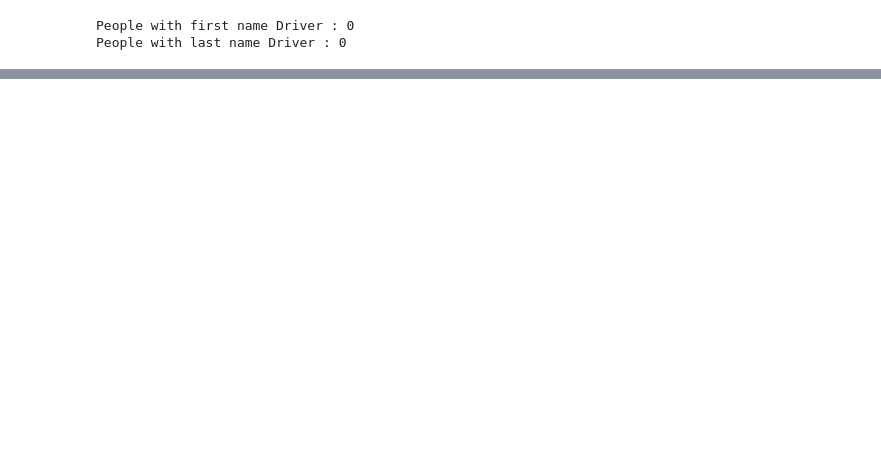
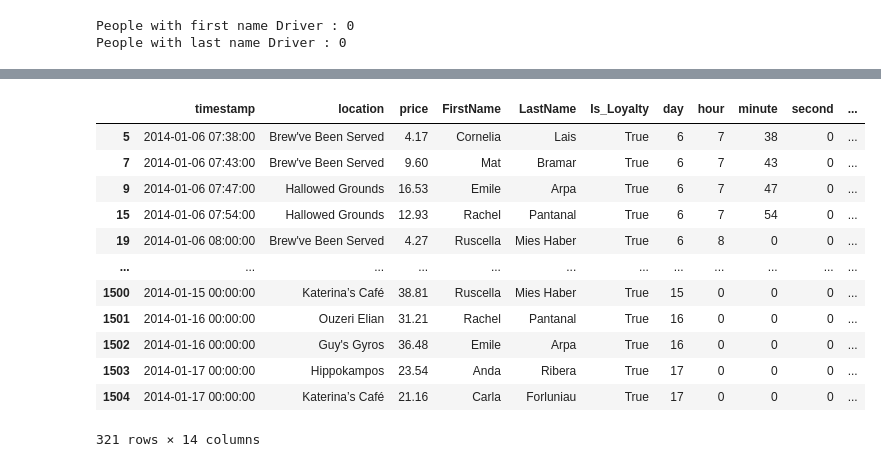
Before and after one commit to cvorsanger/COMP4448Final, a Jupyter notebook: notebooks/CleanUp.ipynb, the cells around one changed output, grey strips where cells are left out. Saved outputs shown, nothing was run; the diff lists cells and outputs as text; code cells hidden in the pictures; blank space fills up the shorter version.

```diff
--- a/notebooks/CleanUp.ipynb
+++ b/notebooks/CleanUp.ipynb
@@ -82,0 +100,16 @@ locations[(locations.LastName == 'Vann') & (locations.minute == 28) ]
+# %%
+buys[buys.CurrentEmploymentType.isnull()]
+# %% [output]
+|  | timestamp | location | price | FirstName | LastName | Is_Loyalty | day | hour | minute | second | ... |
+| 5 | 2014-01-06 07:38:00 | Brew've Been Served | 4.17 | Cornelia | Lais | True | 6 | 7 | 38 | 0 | ... |
+| 7 | 2014-01-06 07:43:00 | Brew've Been Served | 9.60 | Mat | Bramar | True | 6 | 7 | 43 | 0 | ... |
+| 9 | 2014-01-06 07:47:00 | Hallowed Grounds | 16.53 | Emile | Arpa | True | 6 | 7 | 47 | 0 | ... |
+| 15 | 2014-01-06 07:54:00 | Hallowed Grounds | 12.93 | Rachel | Pantanal | True | 6 | 7 | 54 | 0 | ... |
+| 19 | 2014-01-06 08:00:00 | Brew've Been Served | 4.27 | Ruscella | Mies Haber | True | 6 | 8 | 0 | 0 | ... |
+| ... | ... | ... | ... | ... | ... | ... | ... | ... | ... | ... | ... |
+| 1500 | 2014-01-15 00:00:00 | Katerina’s Café | 38.81 | Ruscella | Mies Haber | True | 15 | 0 | 0 | 0 | ... |
+| 1501 | 2014-01-16 00:00:00 | Ouzeri Elian | 31.21 | Rachel | Pantanal | True | 16 | 0 | 0 | 0 | ... |
+| 1502 | 2014-01-16 00:00:00 | Guy's Gyros | 36.48 | Emile | Arpa | True | 16 | 0 | 0 | 0 | ... |
+| 1503 | 2014-01-17 00:00:00 | Hippokampos | 23.54 | Anda | Ribera | True | 17 | 0 | 0 | 0 | ... |
+| 1504 | 2014-01-17 00:00:00 | Katerina’s Café | 21.16 | Carla | Forluniau | True | 17 | 0 | 0 | 0 | ... |
+321 rows × 14 columns
```
Also changed, not shown: parts of 15 cells of this notebook, 2 other files.
